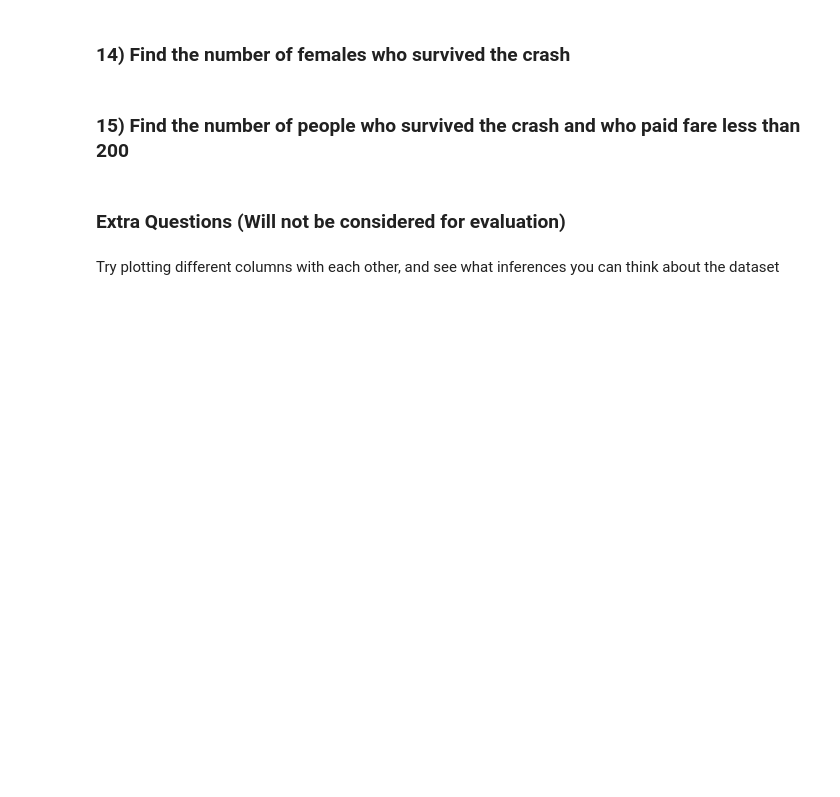
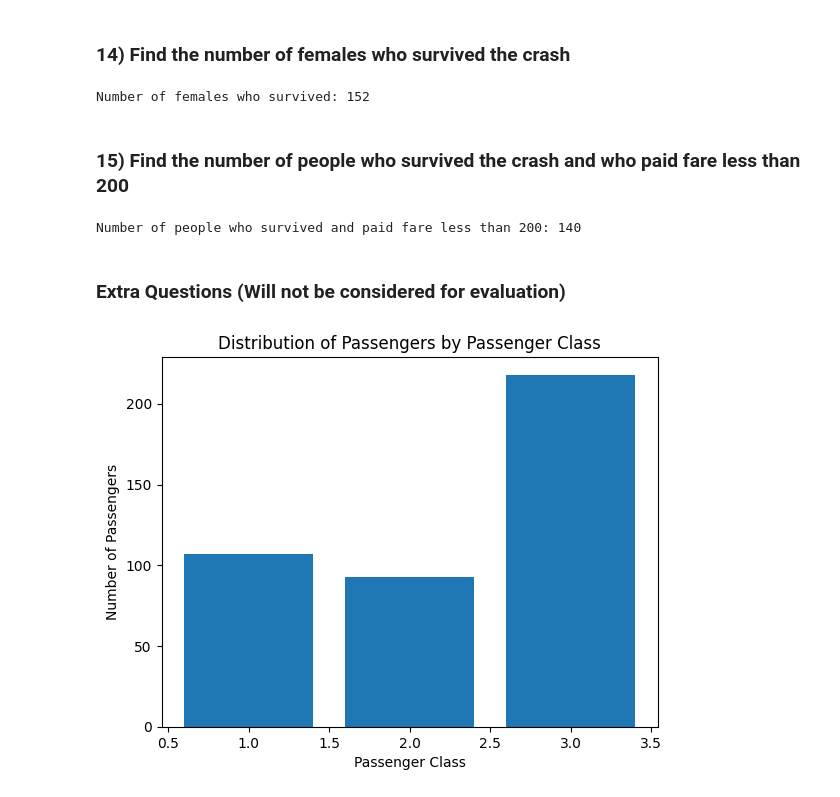
Before and after one commit to adreeja06/IITG.ml-summer-course, a Jupyter notebook: Copy_of_Week1_assignment_Pandas.ipynb, the cells around one changed output. Drawn from its saved outputs; the diff is of its cells as text; code cells hidden in the pictures; blank space fills up the shorter version.

```diff
--- a/Copy_of_Week1_assignment_Pandas.ipynb
+++ b/Copy_of_Week1_assignment_Pandas.ipynb
@@ -76,3 +243,24 @@ use value_counts()
 ### 12) Find the person with maximum and minimum age
 use .max() and .min() <br>
 You need to print the row of the dataframe where the person with max and min age is present
+# %%
+
+
+# Import the original DataFrame
+import pandas as pd
+
+# Read the CSV file and assign it to a variable
+titanic_data = pd.read_csv('titanic.csv')
+
+# Print the first 5 entries of the DataFrame
+print(titanic_data.head())
+
+# Print the row with the maximum age
+max_age_row = titanic_data[titanic_data['Age'] == titanic_data['Age'].max()]
+print("Person with maximum age:")
+print(max_age_row)
+
+# Print the row with the minimum age
+min_age_row = titanic_data[titanic_data['Age'] == titanic_data['Age'].min()]
+print("Person with minimum age:")
+print(min_age_row)
@@ -81,8 +292,36 @@ You need to print the row of the dataframe where the person with max and min age
 # %% [markdown]
 ### 14) Find the number of females who survived the crash
+# %%
+female_survivors = titanic_data[(titanic_data['Sex'] == 'female') & (titanic_data['Survived'] == 1)]
+female_survivor_count = female_survivors.shape[0]
+print("Number of females who survived:", female_survivor_count)
+# %% [output]
+Number of females who survived: 152
 # %% [markdown]
 ### 15) Find the number of people who survived the crash and who paid fare less than 200
+# %%
+survivors_low_fare = titanic_data[(titanic_data['Survived'] == 1) & (titanic_data['Fare'] < 200)]
+survivors_low_fare_count = survivors_low_fare.shape[0]
+print("Number of people who survived and paid fare less than 200:", survivors_low_fare_count)
+# %% [output]
+Number of people who survived and paid fare less than 200: 140
 # %% [markdown]
 ### Extra Questions (Will not be considered for evaluation)
-# %% [markdown]
-Try plotting different columns with each other, and see what inferences you can think about the dataset
+# %%
+import matplotlib.pyplot as plt
+
+# Count the number of passengers in each passenger class
+passenger_counts = titanic_data['Pclass'].value_counts()
+
+# Create the bar plot
+plt.bar(passenger_counts.index, passenger_counts.values)
+
+# Set labels and title
+plt.xlabel('Passenger Class')
+plt.ylabel('Number of Passengers')
+plt.title('Distribution of Passengers by Passenger Class')
+
+# Show the plot
+plt.show()
+# %% [output]
+[figure, added]
```
Also changed, not shown: parts of 20 cells of this notebook.
